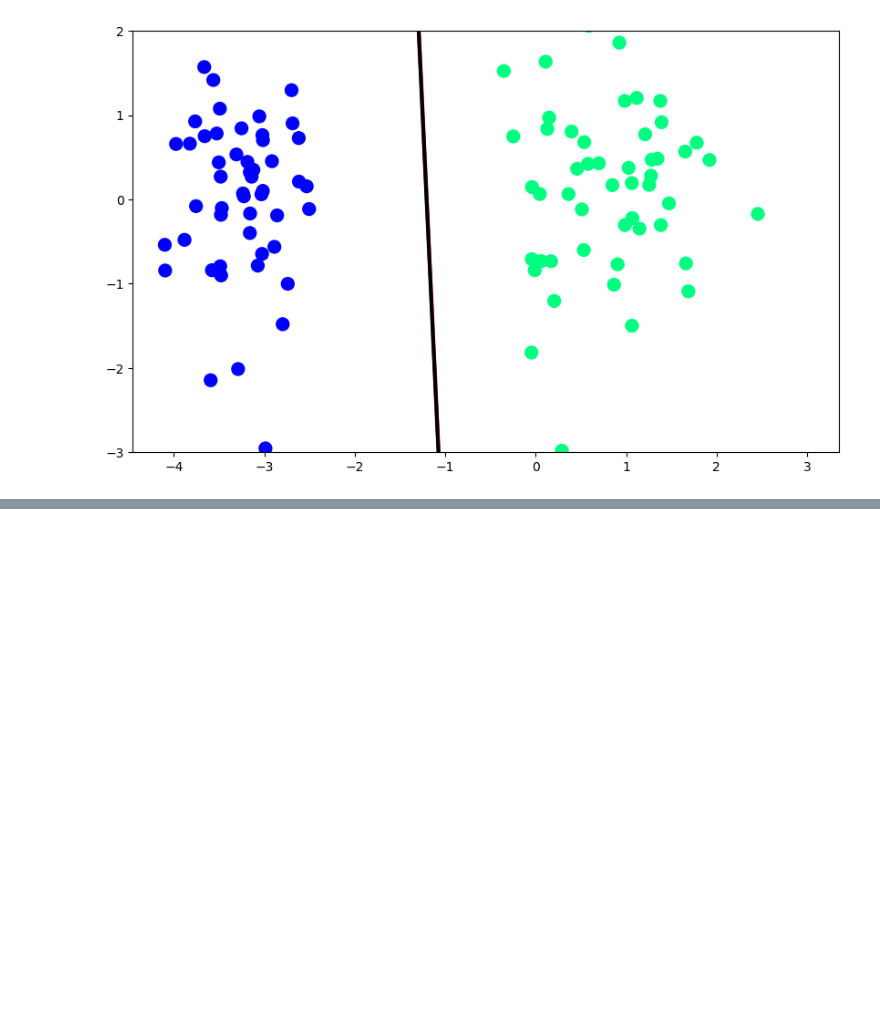
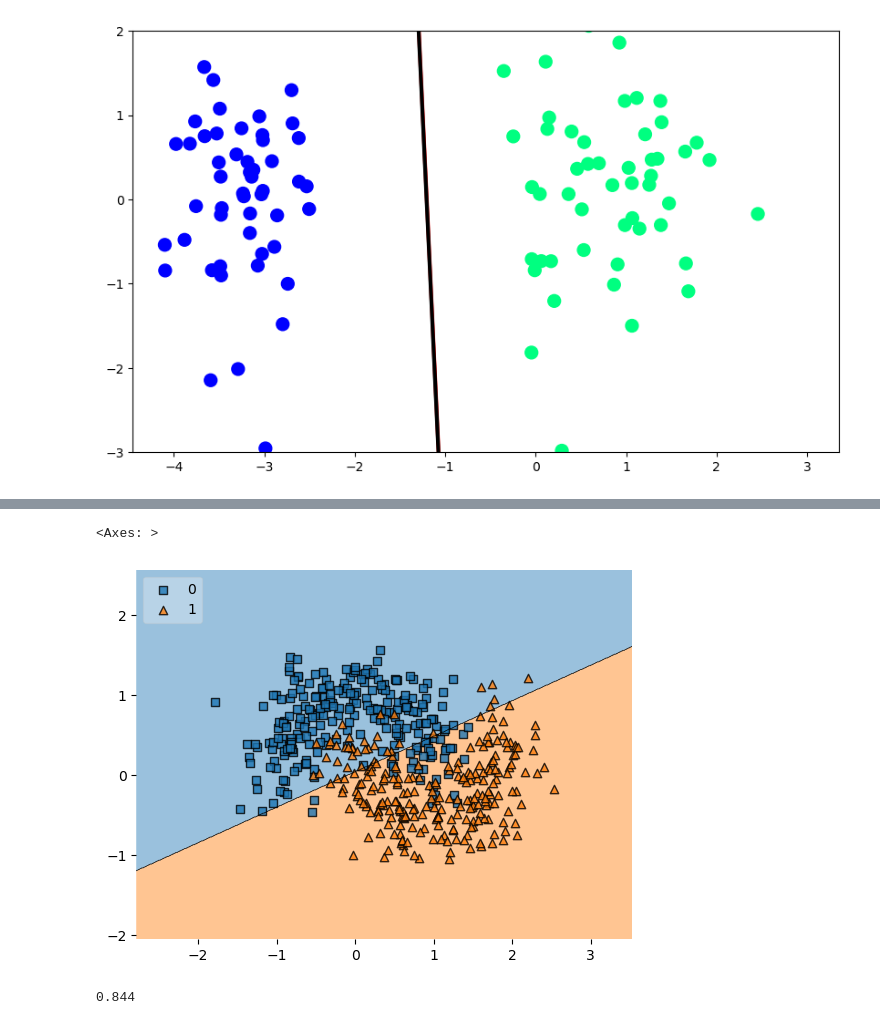
Before and after one commit to daaanishhh002/MachineLearning, a Jupyter notebook: Machine Learning Algorithms/Supervised Learning/LogisticRegression.ipynb, the cells around one changed output, grey strips where cells are left out. Saved outputs shown, nothing was run; the diff lists cells and outputs as text; code cells hidden in the pictures; blank space fills up the shorter version.

```diff
--- a/Machine Learning Algorithms/Supervised Learning/LogisticRegression.ipynb
+++ b/Machine Learning Algorithms/Supervised Learning/LogisticRegression.ipynb
@@ -62,0 +184,11 @@ plt.ylim(-3,2)
+# %%
+from mlxtend.plotting import plot_decision_regions
+plot_decision_regions(X, y.astype('int'), clf, legend=2)
+# %% [output]
+<Axes: >
+[figure, added]
+# %%
+from sklearn.model_selection import cross_val_score
+np.mean(cross_val_score(clf,X,y,scoring='accuracy',cv=10))
+# %% [output]
+0.844
```
Also changed, not shown: parts of 34 cells of this notebook.
